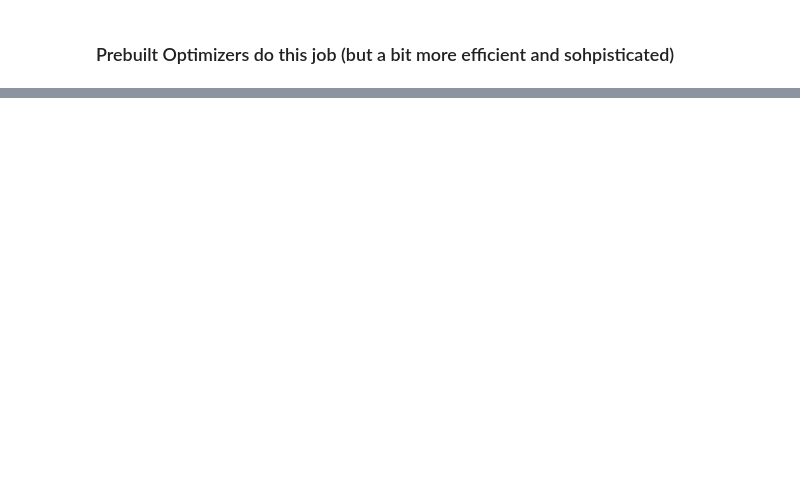
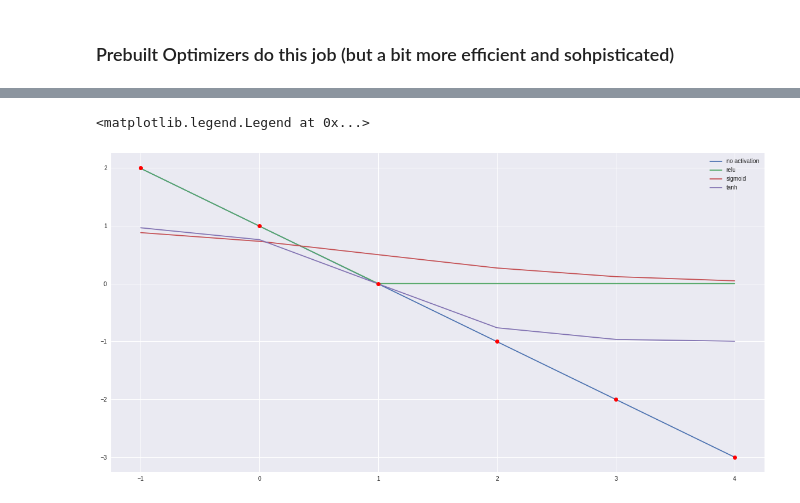
Before and after one commit to DJCordhose/deep-learning-crash-course-notebooks, a Jupyter notebook: tf-v2/tf-low-level.ipynb, the cells around one changed output, grey strips where cells are left out. Cells and saved outputs as stored; diff of their text form; code cells hidden in the pictures; blank space fills up the shorter version.

```diff
--- a/tf-v2/tf-low-level.ipynb
+++ b/tf-v2/tf-low-level.ipynb
@@ -325,0 +336,20 @@ linear_layer.trainable_weights
+# %%
+plt.figure(figsize=(20, 10))
+
+plt.plot(x, y_pred)
+
+y_pred_relu = tf.nn.relu(y_pred)
+plt.plot(x, y_pred_relu)
+
+y_pred_sigmoid = tf.nn.sigmoid(y_pred)
+plt.plot(x, y_pred_sigmoid)
+
+y_pred_tanh = tf.nn.tanh(y_pred)
+plt.plot(x, y_pred_tanh)
+
+plt.plot(input, output, 'ro')
+
+plt.legend(['no activation', 'relu', 'sigmoid', 'tanh'])
+# %% [output]
+<matplotlib.legend.Legend at 0x...>
+[figure, added]
```
Also changed, not shown: parts of 12 cells of this notebook.
